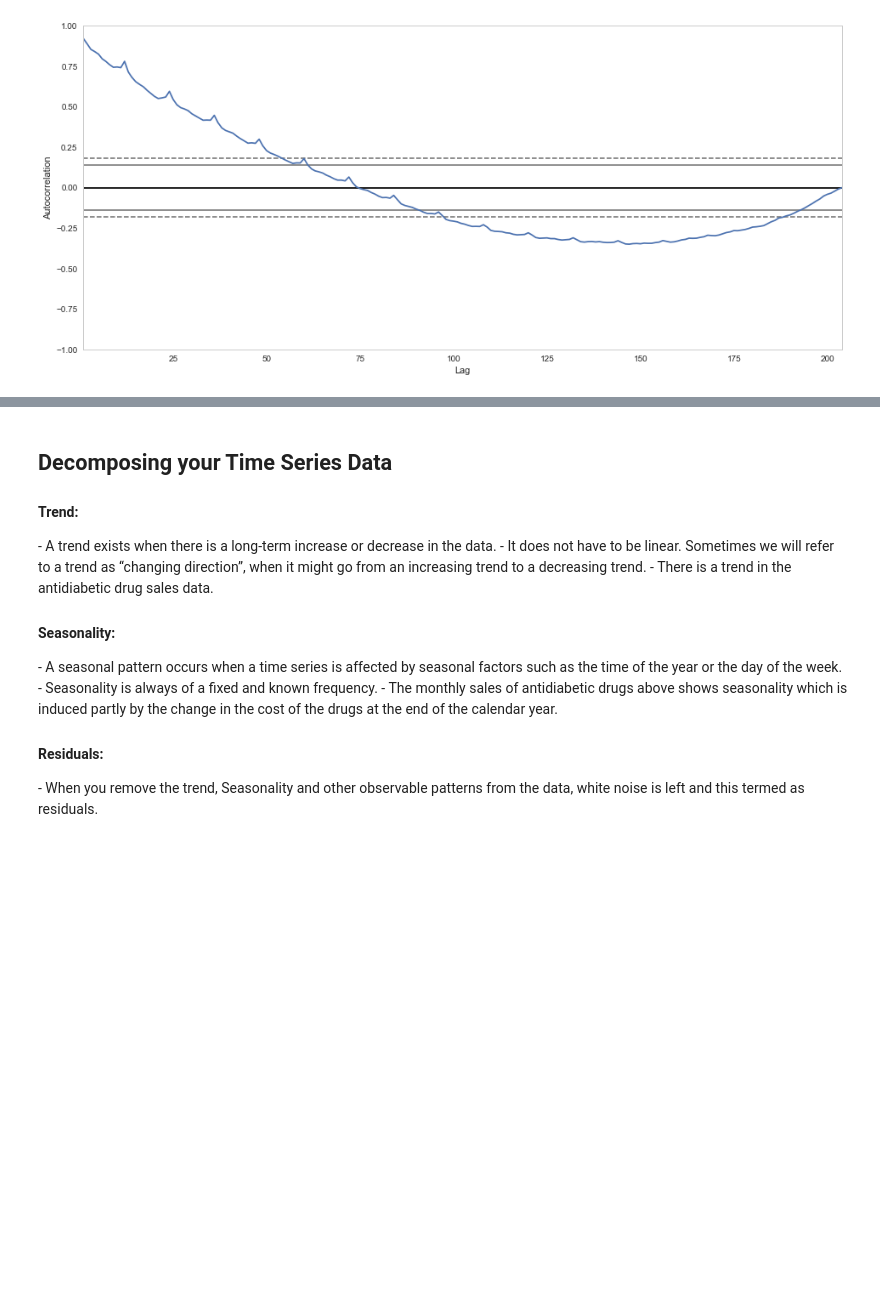
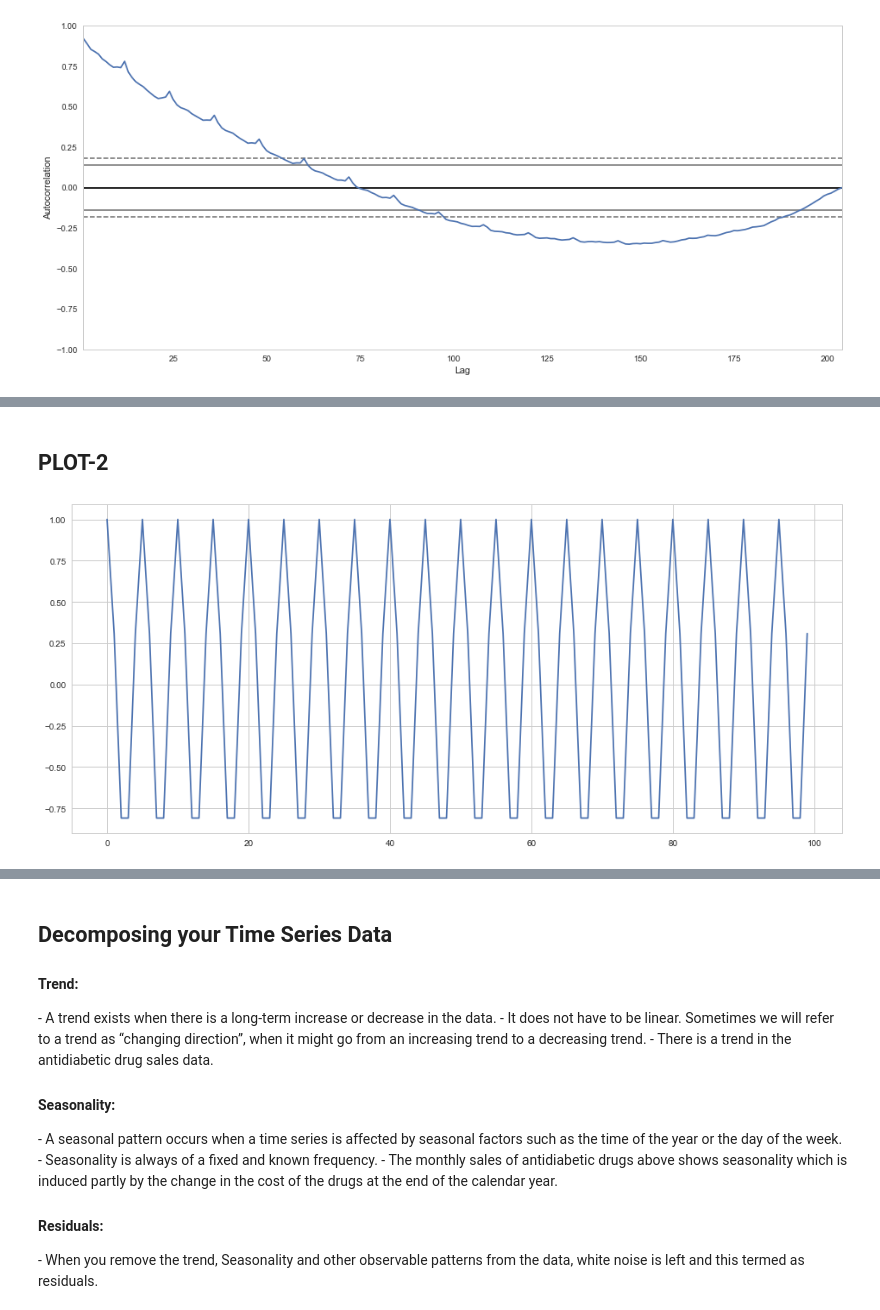
Before and after one commit to prakashjayy/Time_Series_Course, a Jupyter notebook: Session-1.ipynb, the cells around one changed output, grey strips where cells are left out. Saved outputs shown, nothing was run; the diff lists cells and outputs as text; code cells hidden in the pictures; blank space fills up the shorter version.

```diff
--- a/Session-1.ipynb
+++ b/Session-1.ipynb
@@ -273,0 +363,14 @@ autocorrelation_plot(ts["y"])
+# %% [markdown]
+## PLOT-2
+# %%
+## Generate a cos curve with different frequency
+Fs = 100
+f = 20
+sample = 100
+x = np.arange(sample)
+y2 = np.cos(2 * np.pi * f * x / Fs)
+plt.figure(figsize=(16, 7))
+plt.plot(x, y2)
+plt.show()
+# %% [output]
+[figure, added]
```
Also changed, not shown: parts of 19 cells of this notebook, 1 other file.
